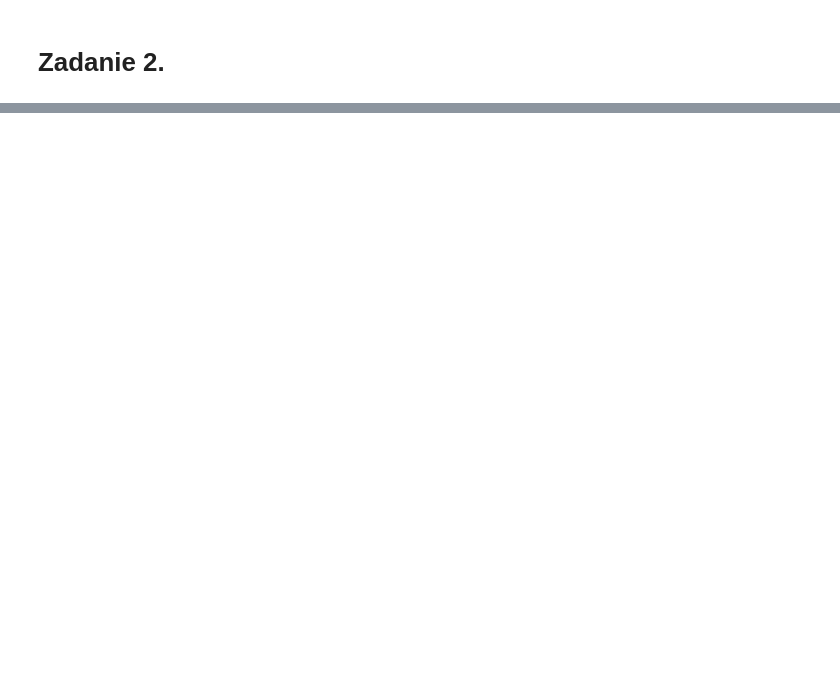
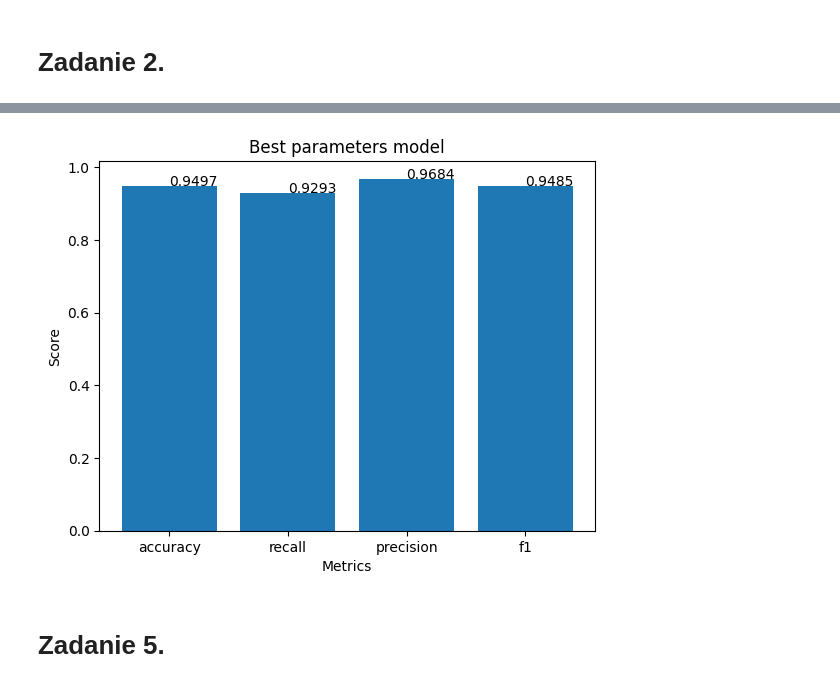
Before and after one commit to NoIdeaForMyName/facial_recognition_celebA, a Jupyter notebook: report.ipynb, the cells around one changed output, grey strips where cells are left out. Drawn from its saved outputs; the diff is of its cells as text; code cells hidden in the pictures; blank space fills up the shorter version.

```diff
--- a/report.ipynb
+++ b/report.ipynb
@@ -284,0 +602,15 @@ plt.show()
+# %%
+x = ['accuracy', 'recall', 'precision', 'f1']
+y = [metrics[k] for k in x]
+
+plt.bar(x, y)
+plt.title('Best parameters model')
+plt.xlabel('Metrics')
+plt.ylabel('Score')
+for index, value in enumerate(y):
+    plt.text(index, value, str(round(value, 4)))
+plt.show()
+# %% [output]
+[figure, added]
+# %% [markdown]
+# Zadanie 5.
```
Also changed, not shown: parts of 22 cells of this notebook.
